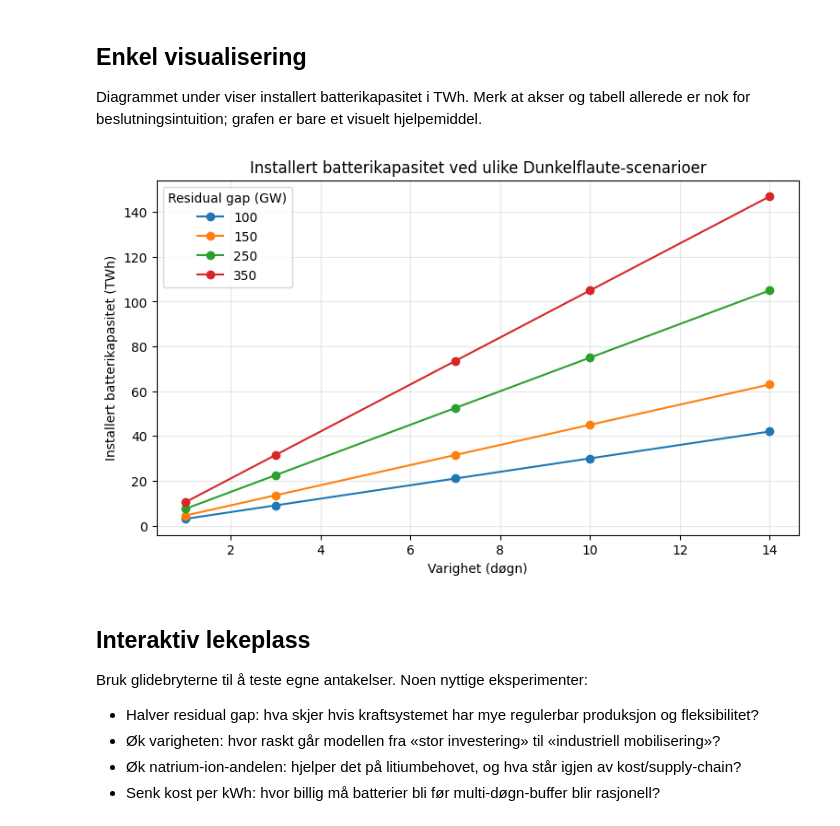
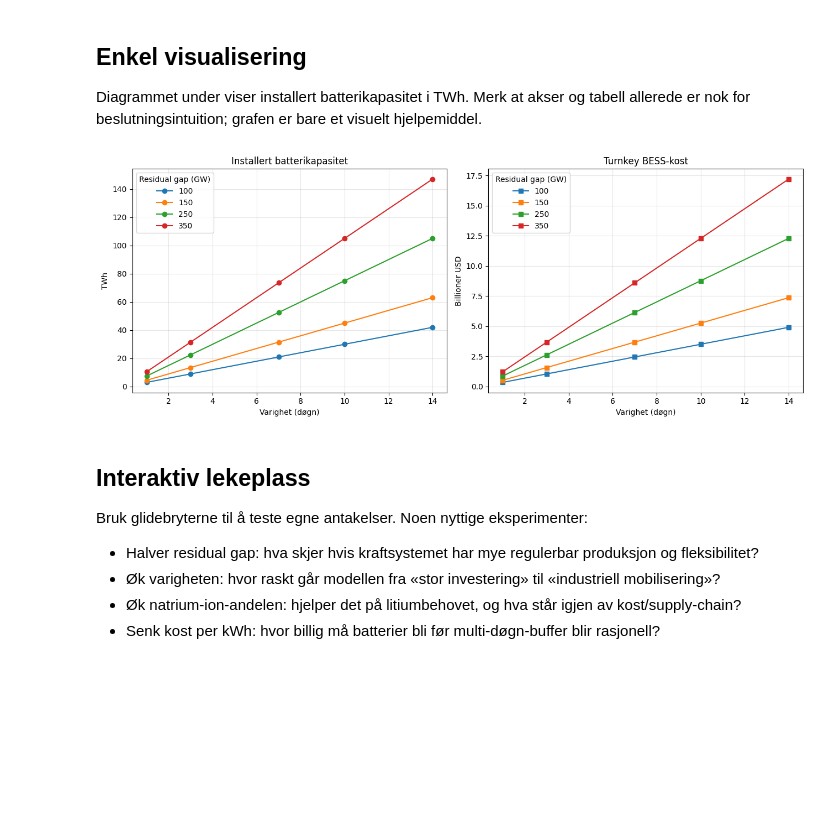
Before and after one commit to johla/dunkelflaute-bess, a Jupyter notebook: dunkelflaute-batteri-lab/notebooks/dunkelflaute_batteri_lab.ipynb, the cells around one changed output. Drawn from its saved outputs; the diff is of its cells as text; code cells hidden in the pictures; blank space fills up the shorter version.

Commit message:
Add notebook plots and results
Agent-Logs-Url: https://github.com/johla/dunkelflaute-bess/sessions/cc1c9c88-d59f-4085-8e84-17b32ede8f42

Co-authored-by: johla <131177+johla@users.noreply.github.com>

```diff
--- a/dunkelflaute-batteri-lab/notebooks/dunkelflaute_batteri_lab.ipynb
+++ b/dunkelflaute-batteri-lab/notebooks/dunkelflaute_batteri_lab.ipynb
@@ -251,14 +251,28 @@ pivot
 
 Diagrammet under viser installert batterikapasitet i TWh. Merk at akser og tabell allerede er nok for beslutningsintuition; grafen er bare et visuelt hjelpemiddel.
 # %%
-ax = pivot.T.plot(marker="o", figsize=(9, 5))
-ax.set_title("Installert batterikapasitet ved ulike Dunkelflaute-scenarioer")
-ax.set_xlabel("Varighet (døgn)")
-ax.set_ylabel("Installert batterikapasitet (TWh)")
-ax.grid(True, alpha=0.3)
+fig, axes = plt.subplots(1, 2, figsize=(13, 5))
+
+pivot.T.plot(marker="o", ax=axes[0])
+axes[0].set_title("Installert batterikapasitet")
+axes[0].set_xlabel("Varighet (døgn)")
+axes[0].set_ylabel("TWh")
+axes[0].grid(True, alpha=0.3)
+
+cost_pivot = scenarios.pivot(index="Residual gap (GW)", columns="Døgn", values="Turnkey kost (billioner USD)")
+cost_pivot.T.plot(marker="s", ax=axes[1])
+axes[1].set_title("Turnkey BESS-kost")
+axes[1].set_xlabel("Varighet (døgn)")
+axes[1].set_ylabel("Billioner USD")
+axes[1].grid(True, alpha=0.3)
+
+for ax in axes:
+    ax.legend(title="Residual gap (GW)")
+
+plt.tight_layout()
 plt.show()
 # %% [output]
-[figure, old version]
+[figure, new version]
 # %% [markdown]
 ## Interaktiv lekeplass
 
```
Also changed, not shown: parts of 1 cell of this notebook.
